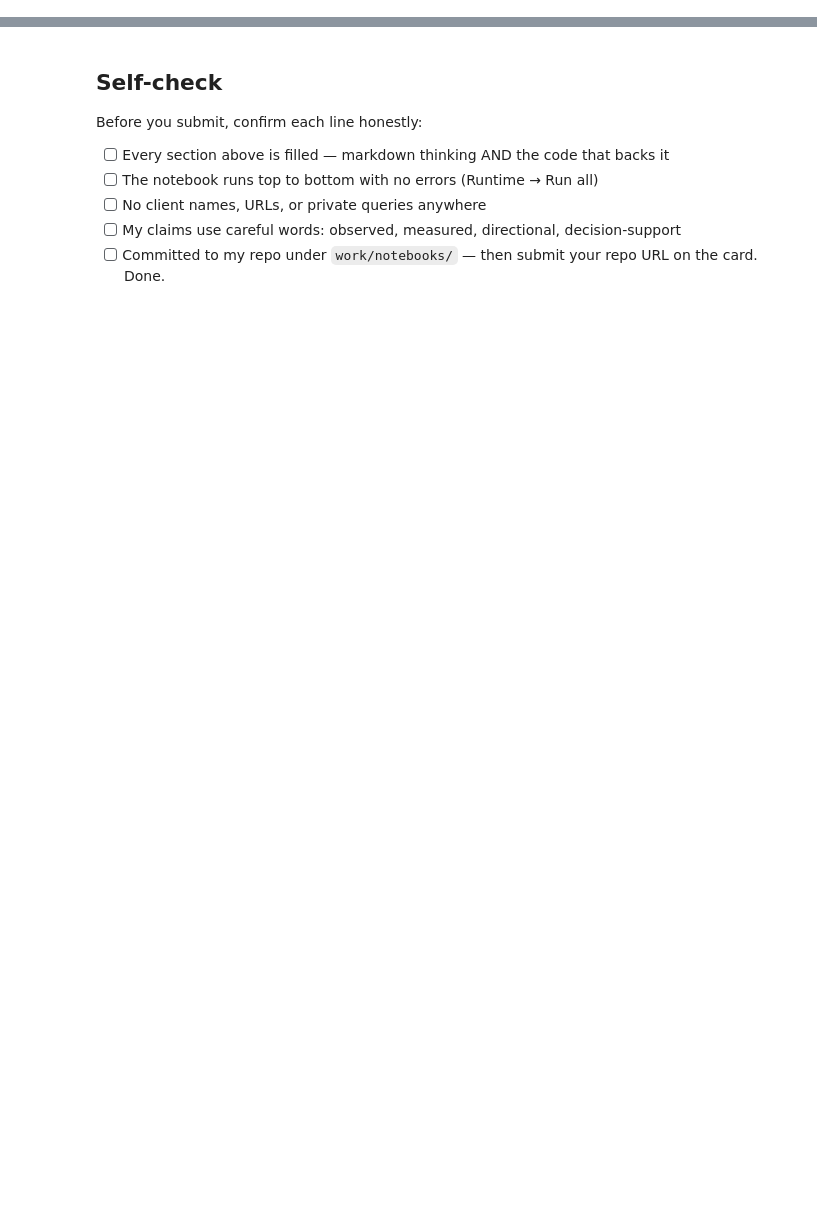
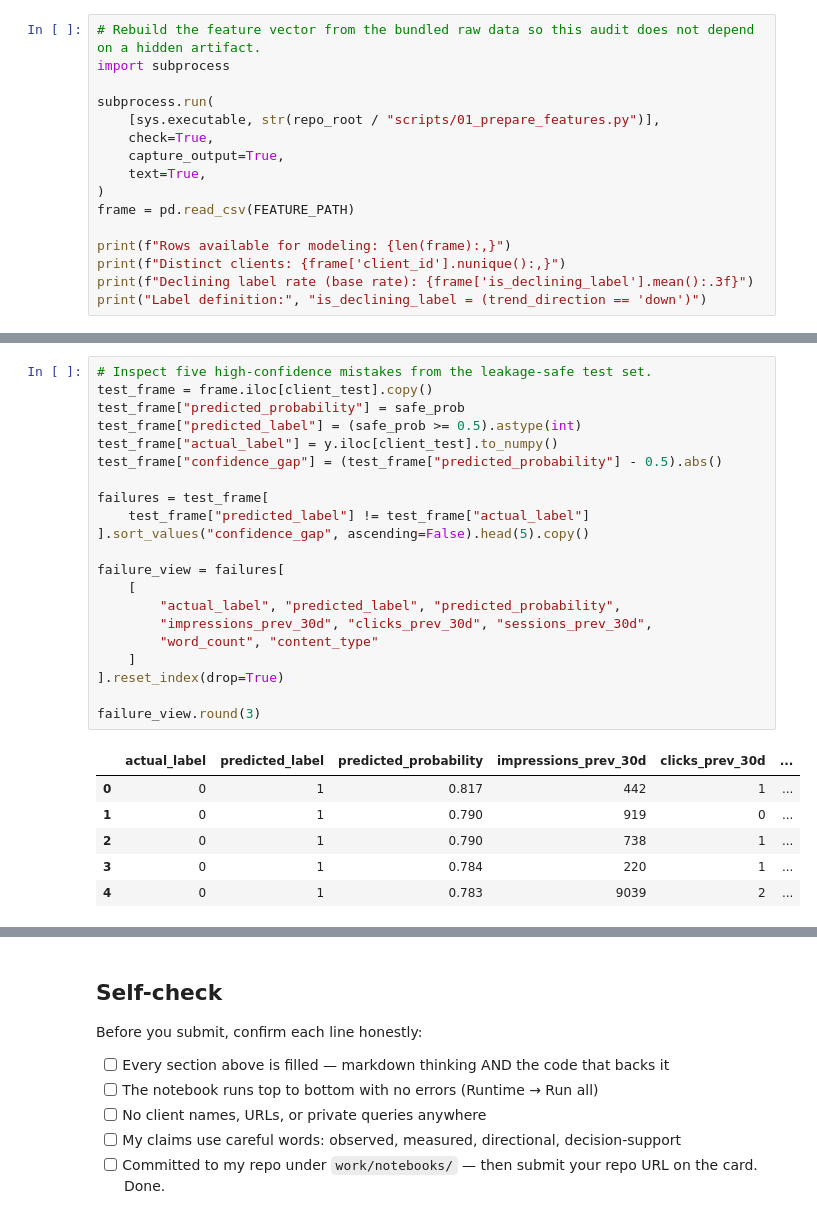
Before and after one commit to amey05081999/Flyrank-Internship-Amey-Naik, a Jupyter notebook: work/notebooks/w06_validation_audit.ipynb, the cells around one changed output, grey strips where cells are left out. Drawn from its saved outputs; the diff is of its cells as text; blank space fills up the shorter version.

```diff
--- a/work/notebooks/w06_validation_audit.ipynb
+++ b/work/notebooks/w06_validation_audit.ipynb
@@ -36,0 +78,16 @@ This skeleton is yours to fill. Work the sections **in order** — each one has
+# %%
+# Rebuild the feature vector from the bundled raw data so this audit does not depend on a hidden artifact.
+import subprocess
+
+subprocess.run(
+    [sys.executable, str(repo_root / "scripts/01_prepare_features.py")],
+    check=True,
+    capture_output=True,
+    text=True,
+)
+frame = pd.read_csv(FEATURE_PATH)
+
+print(f"Rows available for modeling: {len(frame):,}")
+print(f"Distinct clients: {frame['client_id'].nunique():,}")
+print(f"Declining label rate (base rate): {frame['is_declining_label'].mean():.3f}")
+print("Label definition:", "is_declining_label = (trend_direction == 'down')")
@@ -36,0 +338,28 @@ This skeleton is yours to fill. Work the sections **in order** — each one has
+# %%
+# Inspect five high-confidence mistakes from the leakage-safe test set.
+test_frame = frame.iloc[client_test].copy()
+test_frame["predicted_probability"] = safe_prob
+test_frame["predicted_label"] = (safe_prob >= 0.5).astype(int)
+test_frame["actual_label"] = y.iloc[client_test].to_numpy()
+test_frame["confidence_gap"] = (test_frame["predicted_probability"] - 0.5).abs()
+
+failures = test_frame[
+    test_frame["predicted_label"] != test_frame["actual_label"]
+].sort_values("confidence_gap", ascending=False).head(5).copy()
+
+failure_view = failures[
+    [
+        "actual_label", "predicted_label", "predicted_probability",
+        "impressions_prev_30d", "clicks_prev_30d", "sessions_prev_30d",
+        "word_count", "content_type"
+    ]
+].reset_index(drop=True)
+
+failure_view.round(3)
+# %% [output]
+|  | actual_label | predicted_label | predicted_probability | impressions_prev_30d | clicks_prev_30d | ... |
+| 0 | 0 | 1 | 0.817 | 442 | 1 | ... |
+| 1 | 0 | 1 | 0.790 | 919 | 0 | ... |
+| 2 | 0 | 1 | 0.790 | 738 | 1 | ... |
+| 3 | 0 | 1 | 0.784 | 220 | 1 | ... |
+| 4 | 0 | 1 | 0.783 | 9039 | 2 | ... |
```
Also changed, not shown: parts of 22 cells of this notebook.
